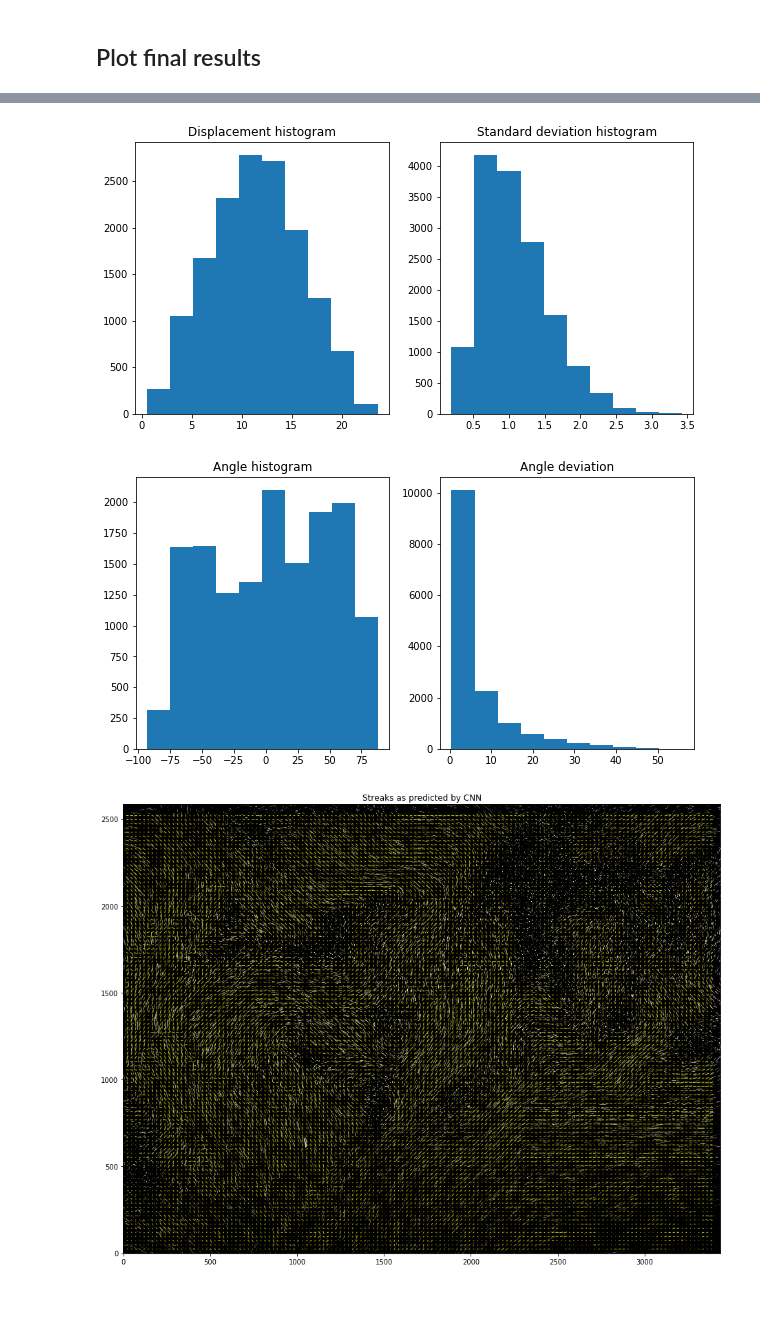
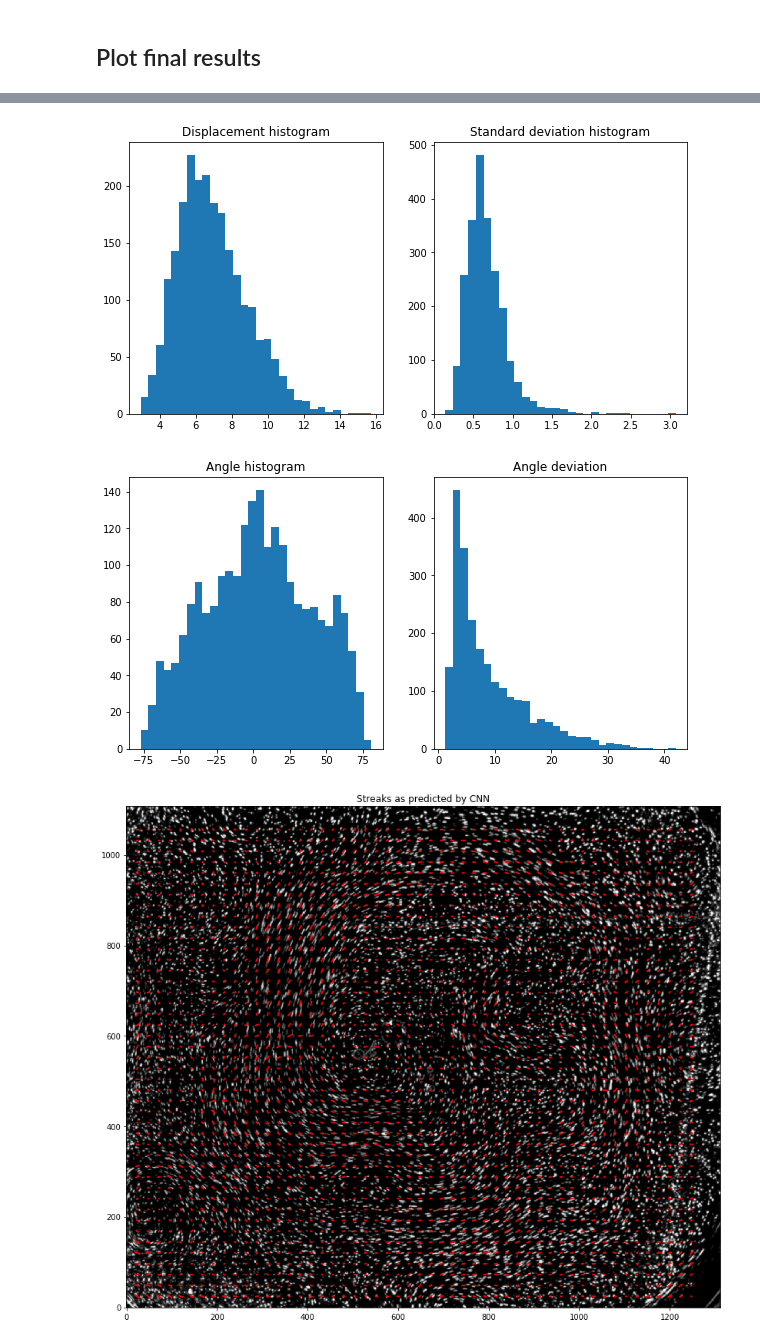
Before and after one commit to agrayver/streakcnn, a Jupyter notebook: apply_CNN_to_experiment_image_pytorch.ipynb, the cells around one changed output, grey strips where cells are left out. Cells and saved outputs as stored; diff of their text form; code cells hidden in the pictures; blank space fills up the shorter version.

```diff
--- a/apply_CNN_to_experiment_image_pytorch.ipynb
+++ b/apply_CNN_to_experiment_image_pytorch.ipynb
@@ -47,9 +47,11 @@ overlap=24
 # %% [markdown]
 ## Load experimental image
 # %%
-imageFile='data/Test_image_experiment.jpg'
+#imageFile='data/Test_image_experiment.jpg'
+imageFile='data/libration05hz05hz34deg_21ms30fps000000020.jpg'
+imageFile2='data/libration05hz05hz34deg_21ms30fps000000021.jpg'
 image=Image.open(imageFile).convert('L')
-
+image2=Image.open(imageFile2).convert('L')
 # The background needs to be removed due to CCD matrix jitter.
 # We use here a threshold value below which all points are set to black.
 
@@ -76,7 +78,7 @@ The interrogation window's size is fixed to 48x48, depending on the seeding's de
 
 In order to decide if rescaling is beneficial, we perform a test on few randomly chosen interrogation windows from the image. 0.5->image size / 2,  1.5->image size x 1.5,
 # %%
-scaling=[0.5,1,1.5]
+scaling=[0.9,1,1.2]
 nTestSubwindows=3
 
 interrogationWindows=np.empty(shape=(len(scaling),nTestSubwindows,1,\
@@ -166,7 +173,7 @@ Based on the previous tests, resize the whole image before applying the Convolut
 The first option takes longer but allows one to to estimate uncertainties
 # %%
 # Define a region of interest and a rescaling of the image:
-scaling=0.7
+scaling=0.9
 applyEnsemble=True
 # Which Network of the ensemble if applyEnsemble=False
 n=3
@@ -265,13 +272,15 @@ figDisplacement=figure(figsize=(10,5))
 
 if applyEnsemble:
     subplot(1,2,1)
-    meanDispMap=pcolormesh(x,y,displacement,cmap='inferno')
+    meanDispMap=pcolormesh(x,y,\
+                           displacement,cmap='inferno')
     colorbar(meanDispMap)
     title('Displacement map')
     axis('scaled')
 
     subplot(1,2,2)
-    stdDispMap=pcolormesh(x,y,stdDisplacement,cmap='seismic')
+    stdDispMap=pcolormesh(x,y,\
+                          stdDisplacement,cmap='seismic')
     colorbar(stdDispMap)
     title('Standard deviation map')
     axis('scaled')
@@ -305,27 +314,27 @@ show()
 figstdDisplacement=figure(figsize=(10,5))
 if applyEnsemble:
     subplot(1,2,1)
-    hDisp=hist(displacement.flatten())
+    hDisp=hist(displacement.flatten(),30)
     title('Displacement histogram')
     subplot(1,2,2)
-    hStd=hist(stdDisplacement.flatten())
+    hStd=hist(stdDisplacement.flatten(),30)
     title('Standard deviation histogram')
 else:
     title('Displacement histogram using only network #{}'.format(n))
-    hDisp=hist(displacement.flatten())
+    hDisp=hist(displacement.flatten(),30)
 
 
 figstdAngle=figure(figsize=(10,5))
 if applyEnsemble:
     subplot(1,2,1)
-    hAngle=hist(angle.flatten())
+    hAngle=hist(angle.flatten(),30)
     title('Angle histogram')
     subplot(1,2,2)
-    hStd=hist(stdAngle.flatten())
+    hStd=hist(stdAngle.flatten(),30)
     title('Angle deviation')
 else:
     title('Displacement histogram using only network #{}'.format(n))
-    hAngle=hist(angle.flatten())
+    hAngle=hist(angle.flatten(),30)
     title('Standard deviation histogram')
 
 fig=figure()
@@ -341,7 +350,7 @@ y1 = _y + np.sin(angle.flatten() * np.pi / 180) * displacement.flatten() / 2.
 
 xy = np.array(([x0, y0], [x1, y1]))
 for i in range(0,xy.shape[2]):
-        line=patches.Polygon(xy[:,:,i], color = 'y', linewidth = 1)
+        line=patches.Polygon(xy[:,:,i], color = 'r', linewidth = 2)
         ax.add_patch(line)
 
 fig.set_size_inches(np.array(fig.get_size_inches()) * 3)
@@ -356,3 +367,3 @@ show()
-[figure, old version]
+[figure, new version]
-[figure, old version]
+[figure, new version]
-[figure, old version]
+[figure, new version]
```
Also changed, not shown: parts of 8 cells of this notebook, 4 other files.
